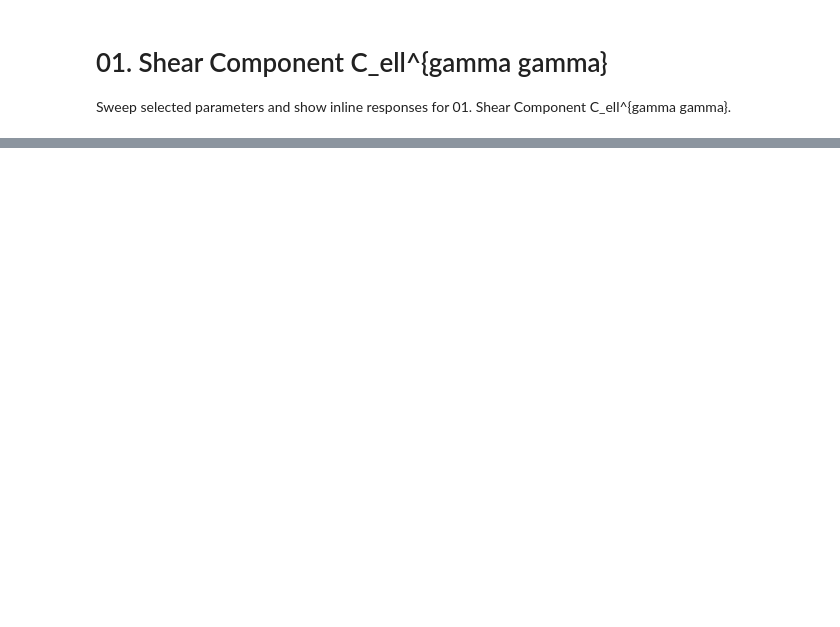
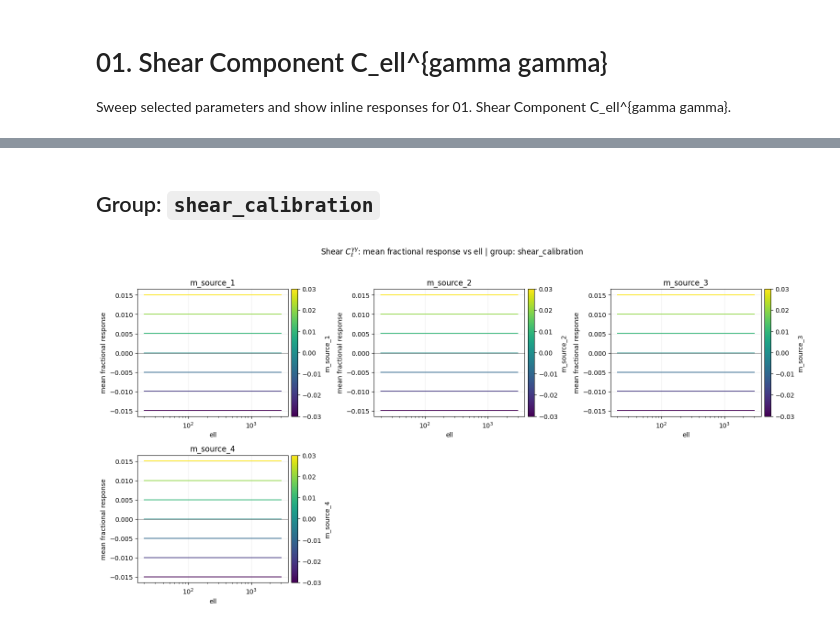
Before and after one commit to zhangzzk/cosmo_playground, a Jupyter notebook: notebooks/01_shear_cl_component.ipynb, the cells around one changed output, grey strips where cells are left out. Saved outputs shown, nothing was run; the diff lists cells and outputs as text; code cells hidden in the pictures; blank space fills up the shorter version.

```diff
--- a/notebooks/01_shear_cl_component.ipynb
+++ b/notebooks/01_shear_cl_component.ipynb
@@ -273,0 +329,6 @@ for gname, PARAMS in GROUPED_PARAMS.items():
+# %% [markdown]
+## Group: `shear_calibration`
+# %%
+run_group('shear_calibration')
+# %% [output]
+[figure, added]
```
Also changed, not shown: parts of 10 cells of this notebook, 4 other files.
